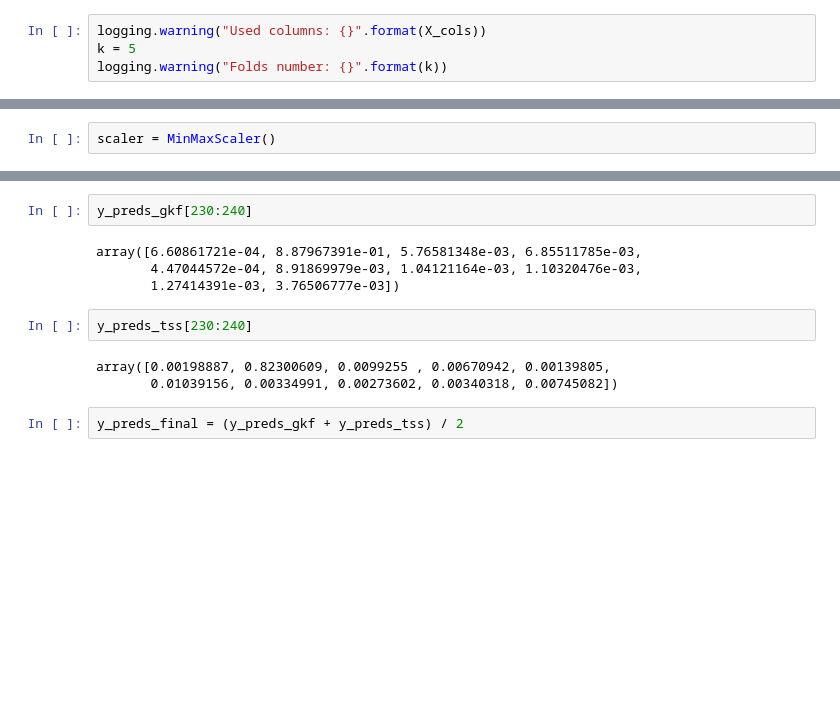
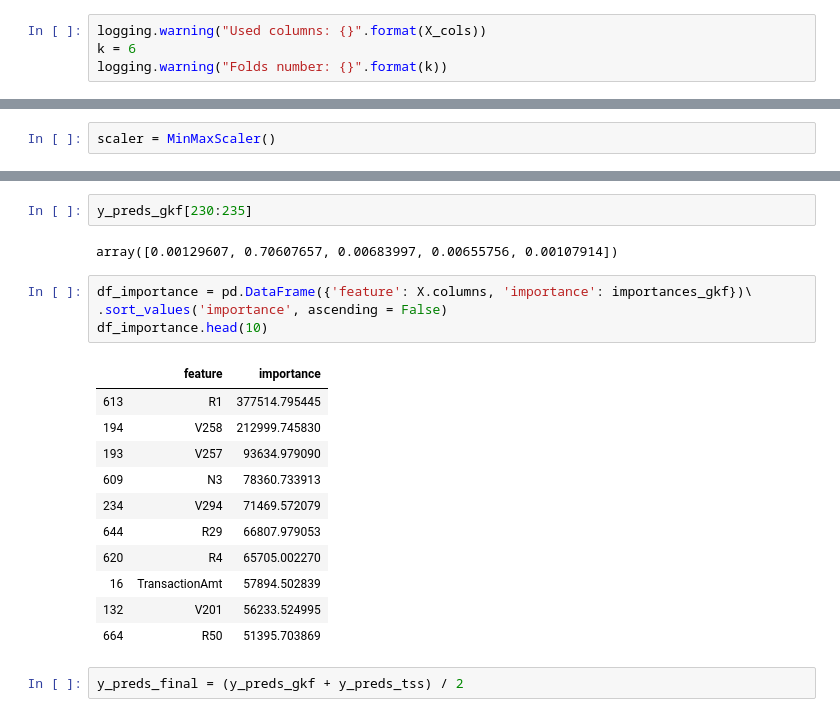
Before and after one commit to rodgomrod/kaggle_ieee_fraud, a Jupyter notebook: LightGBM.ipynb, the cells around one changed output, grey strips where cells are left out. Saved outputs shown, nothing was run; the diff lists cells and outputs as text; blank space fills up the shorter version.

```diff
--- a/LightGBM.ipynb
+++ b/LightGBM.ipynb
@@ -100,7 +128,7 @@ gc.collect()
 ### Model
 # %%
 logging.warning("Used columns: {}".format(X_cols))
-k = 5
+k = 6
 logging.warning("Folds number: {}".format(k))
 # %%
 group_kfold = GroupKFold(n_splits=k)
@@ -267,14 +294,23 @@ KeyboardInterrupt:
 # %%
-y_preds_gkf[230:240]
+y_preds_gkf[230:235]
 # %% [output]
-array([6.60861721e-04, 8.87967391e-01, 5.76581348e-03, 6.85511785e-03,
-       4.47044572e-04, 8.91869979e-03, 1.04121164e-03, 1.10320476e-03,
-       1.27414391e-03, 3.76506777e-03])
+array([0.00129607, 0.70607657, 0.00683997, 0.00655756, 0.00107914])
-# %%
-y_preds_tss[230:240]
-# %% [output]
-array([0.00198887, 0.82300609, 0.0099255 , 0.00670942, 0.00139805,
-       0.01039156, 0.00334991, 0.00273602, 0.00340318, 0.00745082])
+# %%
+df_importance = pd.DataFrame({'feature': X.columns, 'importance': importances_gkf})\
+.sort_values('importance', ascending = False)
+df_importance.head(10)
+# %% [output]
+|  | feature | importance |
+| 613 | R1 | 377514.795445 |
+| 194 | V258 | 212999.745830 |
+| 193 | V257 | 93634.979090 |
+| 609 | N3 | 78360.733913 |
+| 234 | V294 | 71469.572079 |
+| 644 | R29 | 66807.979053 |
+| 620 | R4 | 65705.002270 |
+| 16 | TransactionAmt | 57894.502839 |
+| 132 | V201 | 56233.524995 |
+| 664 | R50 | 51395.703869 |
 # %%
 y_preds_final = (y_preds_gkf + y_preds_tss) / 2
 # %%
```
Also changed, not shown: parts of 17 cells of this notebook, 5 other files.
